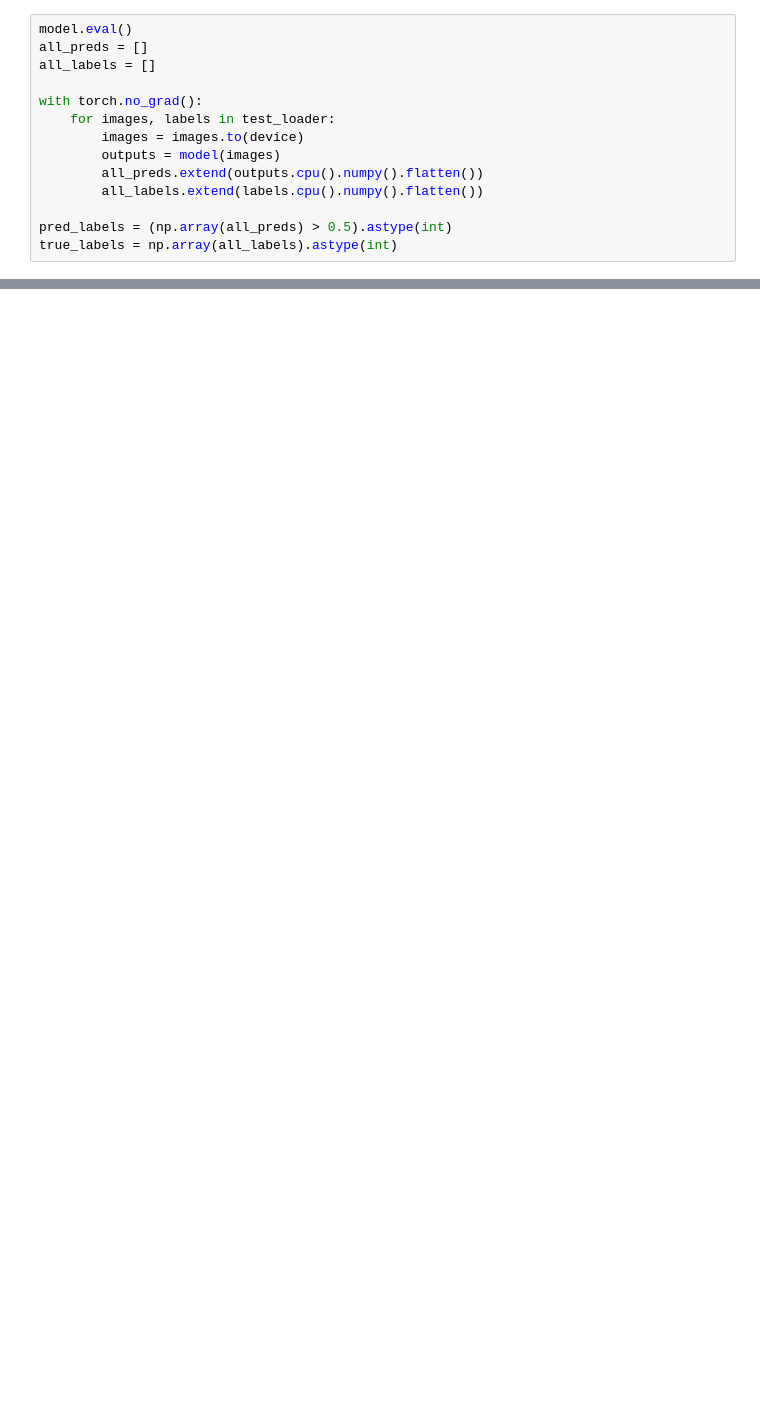
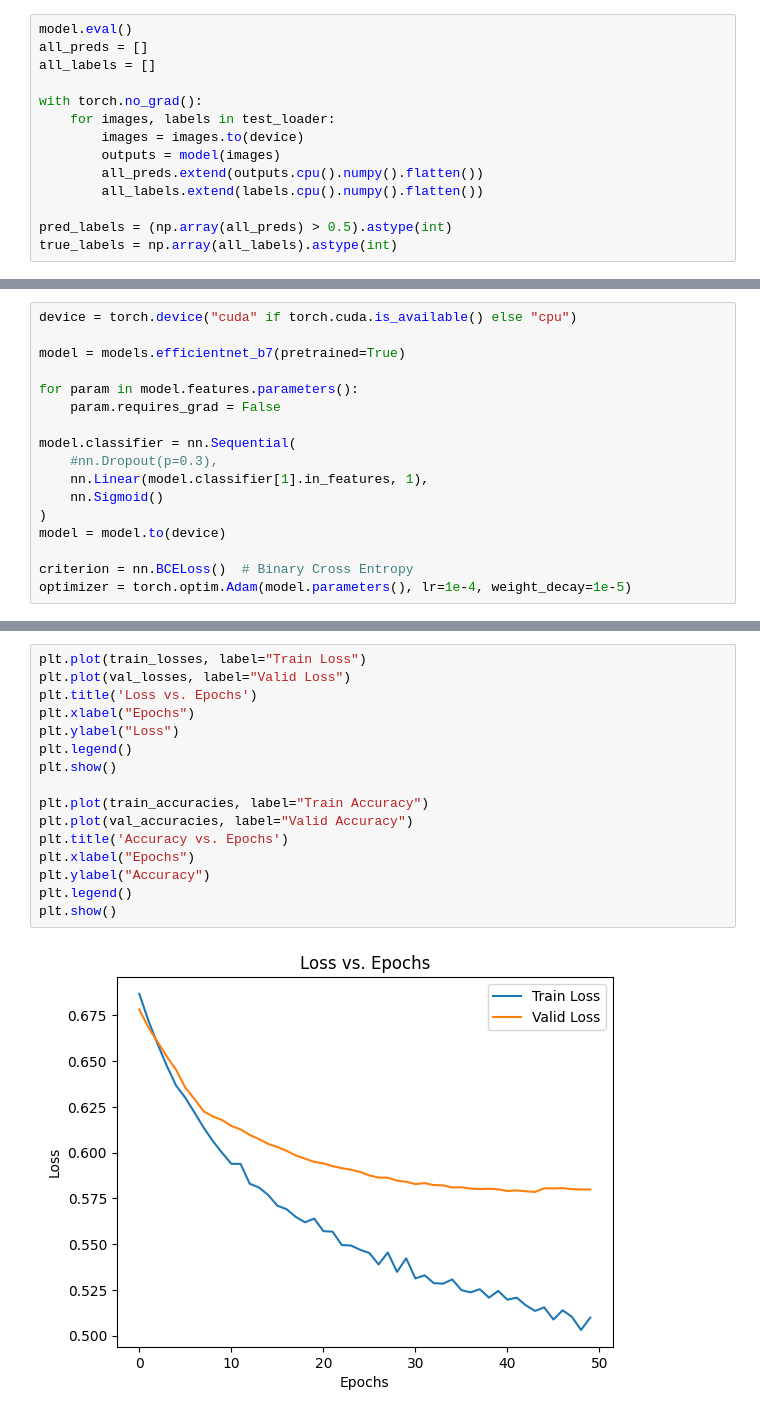
Before and after one commit to modelscave/Bone-Fracture, a Jupyter notebook: bone-fracture-pytorch.ipynb, the cells around one changed output, grey strips where cells are left out. Drawn from its saved outputs; the diff is of its cells as text; blank space fills up the shorter version.

```diff
--- a/bone-fracture-pytorch.ipynb
+++ b/bone-fracture-pytorch.ipynb
@@ -1137,0 +1145,17 @@ ROC AUC: 0.9030540767722051
+# %%
+device = torch.device("cuda" if torch.cuda.is_available() else "cpu")
+
+model = models.efficientnet_b7(pretrained=True)
+
+for param in model.features.parameters():
+    param.requires_grad = False
+
+model.classifier = nn.Sequential(
+    #nn.Dropout(p=0.3),
+    nn.Linear(model.classifier[1].in_features, 1),
+    nn.Sigmoid()
+)
+model = model.to(device)
+
+criterion = nn.BCELoss()  # Binary Cross Entropy
+optimizer = torch.optim.Adam(model.parameters(), lr=1e-4, weight_decay=1e-5)
@@ -1137,0 +1252,18 @@ ROC AUC: 0.9030540767722051
+# %%
+plt.plot(train_losses, label="Train Loss")
+plt.plot(val_losses, label="Valid Loss")
+plt.title('Loss vs. Epochs')
+plt.xlabel("Epochs")
+plt.ylabel("Loss")
+plt.legend()
+plt.show()
+
+plt.plot(train_accuracies, label="Train Accuracy")
+plt.plot(val_accuracies, label="Valid Accuracy")
+plt.title('Accuracy vs. Epochs')
+plt.xlabel("Epochs")
+plt.ylabel("Accuracy")
+plt.legend()
+plt.show()
+# %% [output]
+[figure, added]
```
Also changed, not shown: parts of 26 cells of this notebook.
